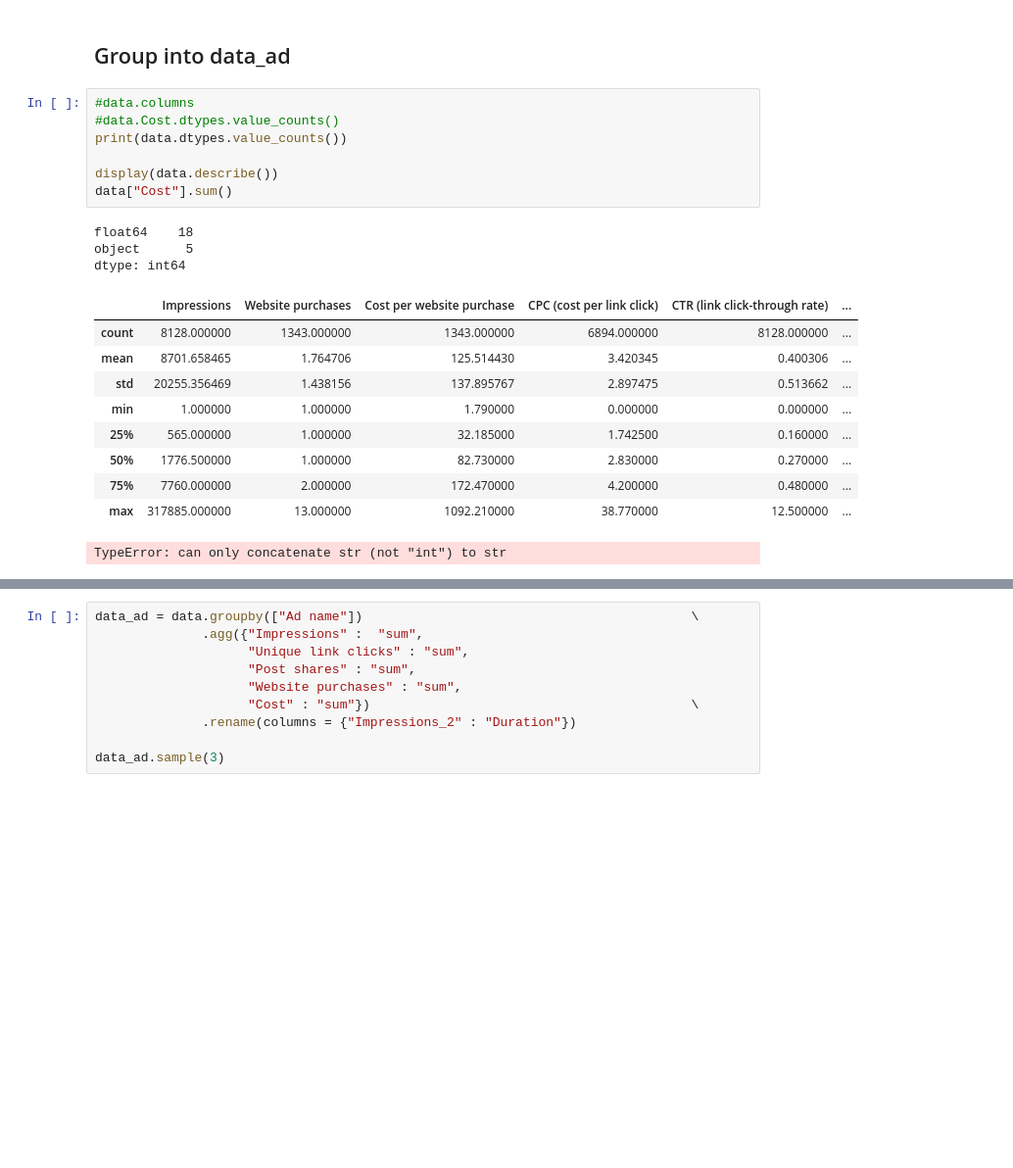
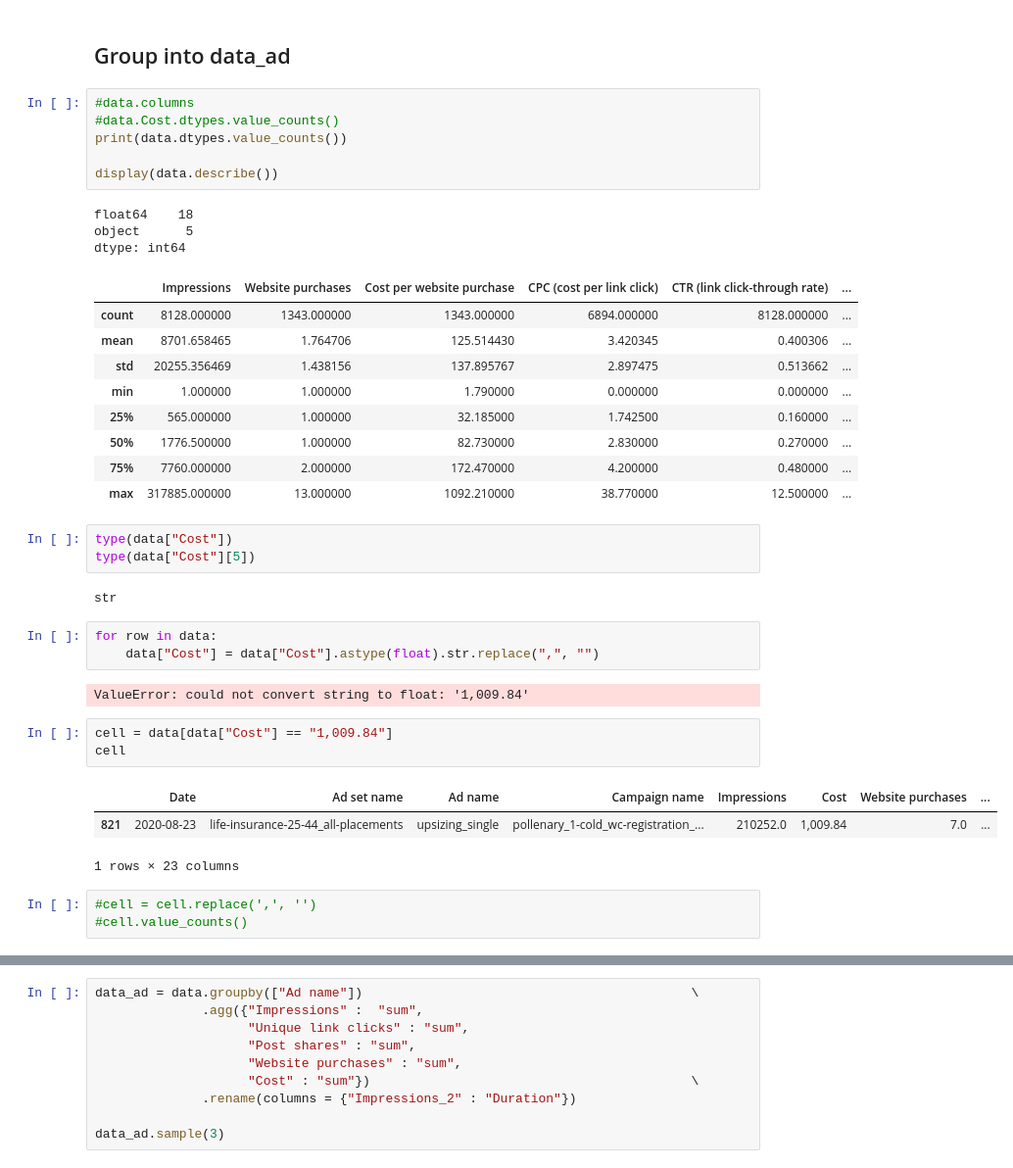
Before and after one commit to Lucas-LDN/Data_Curious_, a Jupyter notebook: First Project/Second analysis | New Data.ipynb, the cells around one changed output, grey strips where cells are left out. Shown: that part at 98% size. Cells and saved outputs as stored; diff of their text form; blank space fills up the shorter version.

Commit message:
attempted to change str to float

```diff
--- a/First Project/Second analysis | New Data.ipynb
+++ b/First Project/Second analysis | New Data.ipynb
@@ -98,7 +98,6 @@ dtype: int64
 print(data.dtypes.value_counts())
 
 display(data.describe())
-data["Cost"].sum()
 # %% [output]
 float64    18
 object      5
@@ -112,4 +111,23 @@ dtype: int64
 | 50% | 1776.500000 | 1.000000 | 82.730000 | 2.830000 | 0.270000 | ... |
 | 75% | 7760.000000 | 2.000000 | 172.470000 | 4.200000 | 0.480000 | ... |
 | max | 317885.000000 | 13.000000 | 1092.210000 | 38.770000 | 12.500000 | ... |
-TypeError: can only concatenate str (not "int") to str
+# %%
+type(data["Cost"])
+type(data["Cost"][5])
+# %% [output]
+str
+# %%
+for row in data:
+    data["Cost"] = data["Cost"].astype(float).str.replace(",", "")
+# %% [output]
+ValueError: could not convert string to float: '1,009.84'
+# %%
+cell = data[data["Cost"] == "1,009.84"]
+cell
+# %% [output]
+|  | Date | Ad set name | Ad name | Campaign name | Impressions | Cost | Website purchases | ... |
+| 821 | 2020-08-23 | life-insurance-25-44_all-placements | upsizing_single | pollenary_1-cold_wc-registration_... | 210252.0 | 1,009.84 | 7.0 | ... |
+1 rows × 23 columns
+# %%
+#cell = cell.replace(',', '')
+#cell.value_counts()
```
Also changed, not shown: parts of 3 cells of this notebook, 2 other files.
